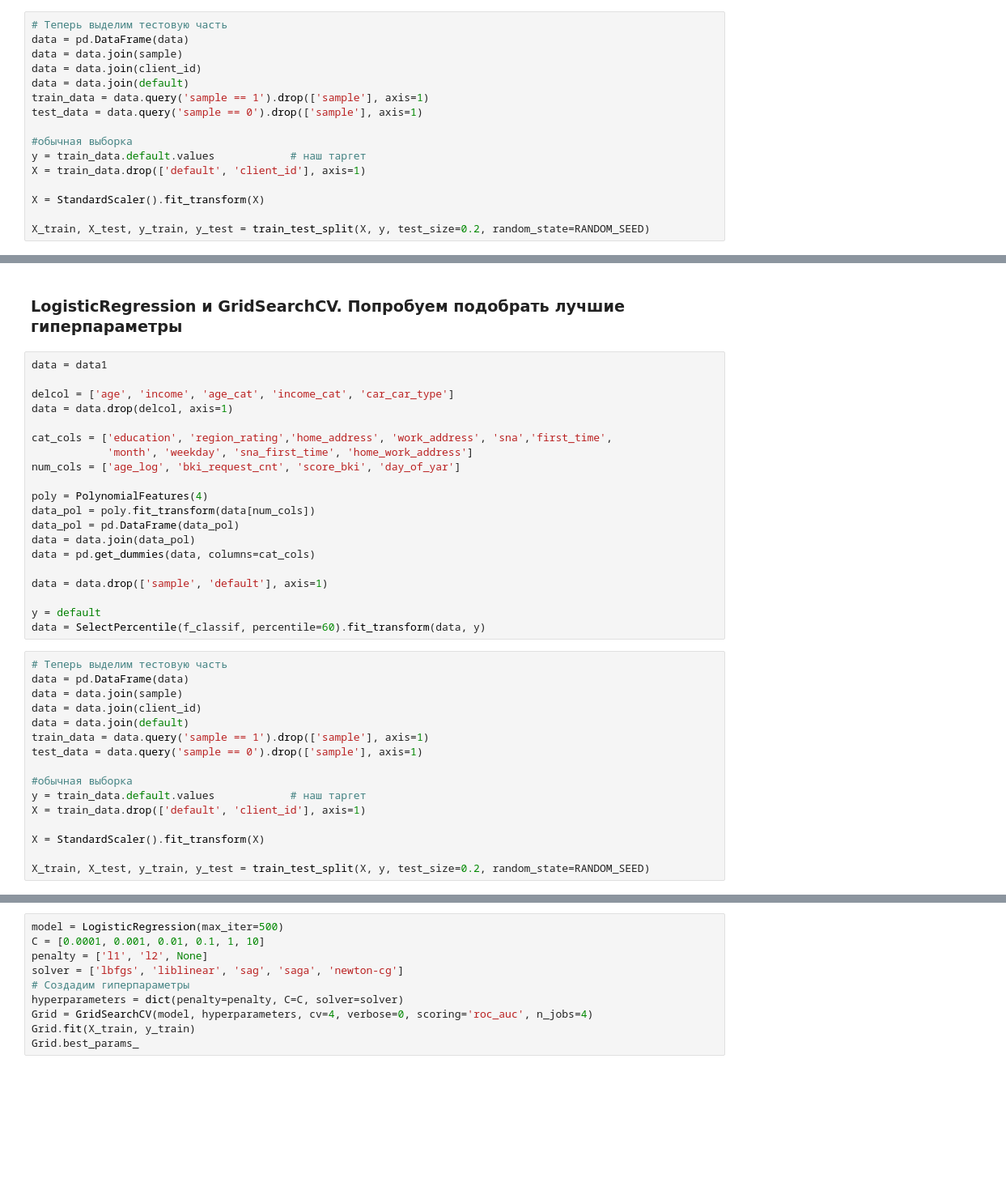
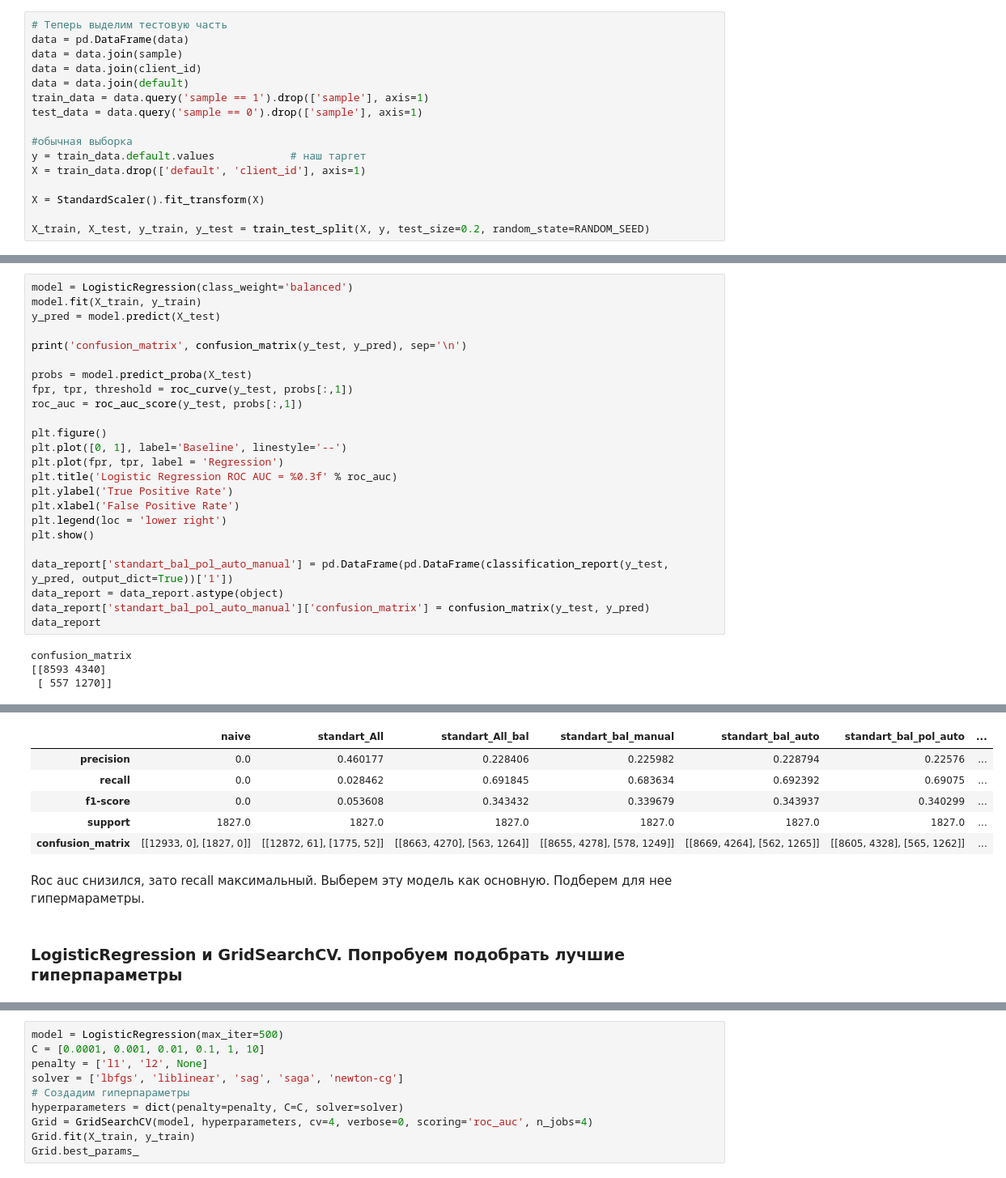
Before and after one commit to EvgeniyBerdyugin/SkillFactory-dspr-40, a Jupyter notebook: module_5/project_5_scoring.ipynb, the cells around one changed output, grey strips where cells are left out. Shown at 81% size. Cells and saved outputs as stored; diff of their text form; blank space fills up the shorter version.

```diff
--- a/module_5/project_5_scoring.ipynb
+++ b/module_5/project_5_scoring.ipynb
@@ -850,0 +811,28 @@ Roc auc снизился, зато recall максимальный. Выбере
+# %%
+model = LogisticRegression(class_weight='balanced')
+model.fit(X_train, y_train)
+y_pred = model.predict(X_test)
+
+print('confusion_matrix', confusion_matrix(y_test, y_pred), sep='\n')
+
+probs = model.predict_proba(X_test)
+fpr, tpr, threshold = roc_curve(y_test, probs[:,1])
+roc_auc = roc_auc_score(y_test, probs[:,1])
+
+plt.figure()
+plt.plot([0, 1], label='Baseline', linestyle='--')
+plt.plot(fpr, tpr, label = 'Regression')
+plt.title('Logistic Regression ROC AUC = %0.3f' % roc_auc)
+plt.ylabel('True Positive Rate')
+plt.xlabel('False Positive Rate')
+plt.legend(loc = 'lower right')
+plt.show()
+
+data_report['standart_bal_pol_auto_manual'] = pd.DataFrame(pd.DataFrame(classification_report(y_test, y_pred, output_dict=True))['1'])
+data_report = data_report.astype(object)
+data_report['standart_bal_pol_auto_manual']['confusion_matrix'] = confusion_matrix(y_test, y_pred)
+data_report
+# %% [output]
+confusion_matrix
+[[8593 4340]
+ [ 557 1270]]
@@ -851,38 +840,10 @@ Roc auc снизился, зато recall максимальный. Выбере
+|  | naive | standart_All | standart_All_bal | standart_bal_manual | standart_bal_auto | standart_bal_pol_auto | ... |
+| precision | 0.0 | 0.460177 | 0.228406 | 0.225982 | 0.228794 | 0.22576 | ... |
+| recall | 0.0 | 0.028462 | 0.691845 | 0.683634 | 0.692392 | 0.69075 | ... |
+| f1-score | 0.0 | 0.053608 | 0.343432 | 0.339679 | 0.343937 | 0.340299 | ... |
+| support | 1827.0 | 1827.0 | 1827.0 | 1827.0 | 1827.0 | 1827.0 | ... |
+| confusion_matrix | [[12933, 0], [1827, 0]] | [[12872, 61], [1775, 52]] | [[8663, 4270], [563, 1264]] | [[8655, 4278], [578, 1249]] | [[8669, 4264], [562, 1265]] | [[8605, 4328], [565, 1262]] | ... |
+# %% [markdown]
+Roc auc снизился, зато recall максимальный. Выберем эту модель как основную. Подберем для нее гипермараметры.
 # %% [markdown]
 ### LogisticRegression и GridSearchCV. Попробуем подобрать лучшие гиперпараметры
-# %%
-data = data1
-
-delcol = ['age', 'income', 'age_cat', 'income_cat', 'car_car_type']
-data = data.drop(delcol, axis=1)
-
-cat_cols = ['education', 'region_rating','home_address', 'work_address', 'sna','first_time',
-            'month', 'weekday', 'sna_first_time', 'home_work_address']
-num_cols = ['age_log', 'bki_request_cnt', 'score_bki', 'day_of_yar']
-
-poly = PolynomialFeatures(4)
-data_pol = poly.fit_transform(data[num_cols])
-data_pol = pd.DataFrame(data_pol)
-data = data.join(data_pol)
-data = pd.get_dummies(data, columns=cat_cols)
-
-data = data.drop(['sample', 'default'], axis=1)
-
-y = default
-data = SelectPercentile(f_classif, percentile=60).fit_transform(data, y)
-# %%
-# Теперь выделим тестовую часть
-data = pd.DataFrame(data)
-data = data.join(sample)
-data = data.join(client_id)
-data = data.join(default)
-train_data = data.query('sample == 1').drop(['sample'], axis=1)
-test_data = data.query('sample == 0').drop(['sample'], axis=1)
-
-#обычная выборка
-y = train_data.default.values            # наш таргет
-X = train_data.drop(['default', 'client_id'], axis=1)
-
-X = StandardScaler().fit_transform(X)
-
-X_train, X_test, y_train, y_test = train_test_split(X, y, test_size=0.2, random_state=RANDOM_SEED)
```
Also changed, not shown: parts of 74 cells of this notebook.
